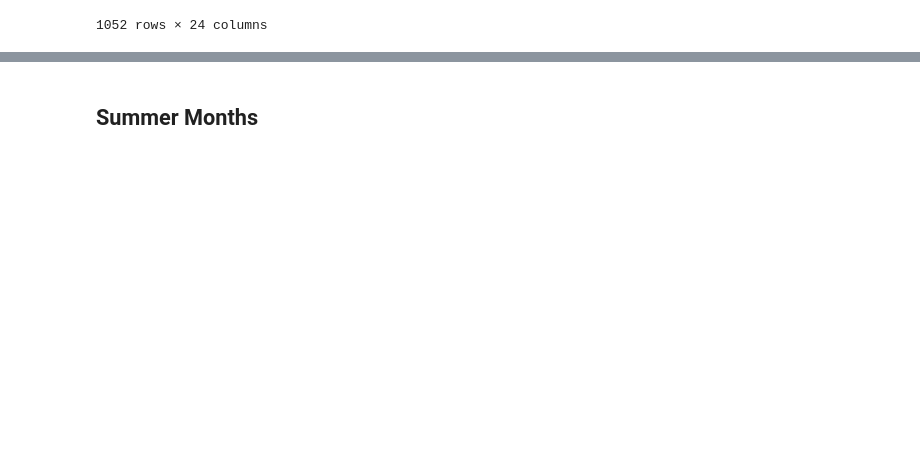
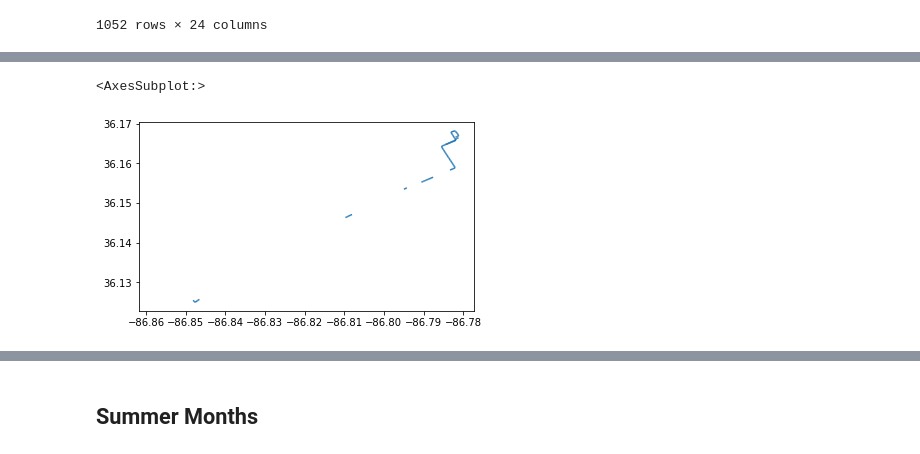
Before and after one commit to dkhamken/wego_dda7_cruella, a Jupyter notebook: notebooks/wego_r3_overnightinbound.ipynb, the cells around one changed output, grey strips where cells are left out. Cells and saved outputs as stored; diff of their text form; code cells hidden in the pictures; blank space fills up the shorter version.

```diff
--- a/notebooks/wego_r3_overnightinbound.ipynb
+++ b/notebooks/wego_r3_overnightinbound.ipynb
@@ -142,4 +128,4 @@ mfam_febtomar
 | 596 | LINESTRING (-86.78462 36.16286, -... | 8AVUNINN | 8th Ave N & Union St Nb | CHA7AEN | Charlotte Ave & 7th Ave N Eb | 24.033 | 8.951954 | ... |
 597 rows × 24 columns
 # %%
-mfam_febtomar[mfam_febtomar['percent20Secs'] > np.quantile(mfam_febtomar['percent20Secs'], .80)]
+febtomar = mfam_febtomar[mfam_febtomar['percent20Secs'] > np.quantile(mfam_febtomar['percent20Secs'], .80)]
@@ -280,0 +225,5 @@ mfam_aprtomay[mfam_aprtomay['percent20Secs'] > np.quantile(mfam_aprtomay['percen
+# %%
+febtomar.plot()
+# %% [output]
+<AxesSubplot:>
+[figure, added]
```
Also changed, not shown: parts of 13 cells of this notebook, 6 other files.
